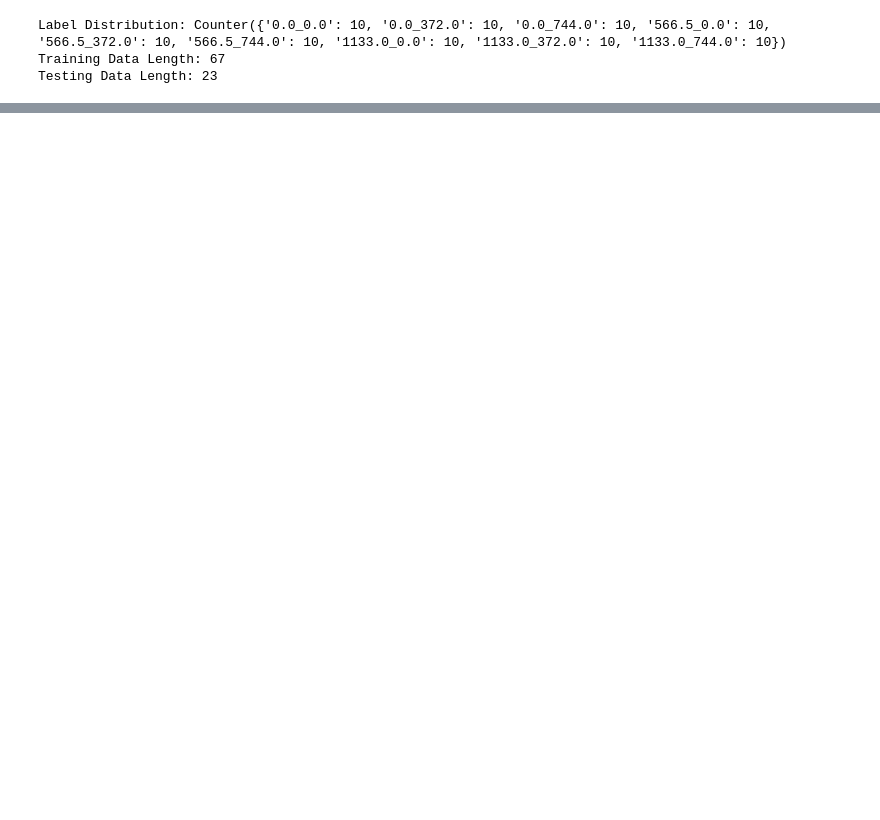
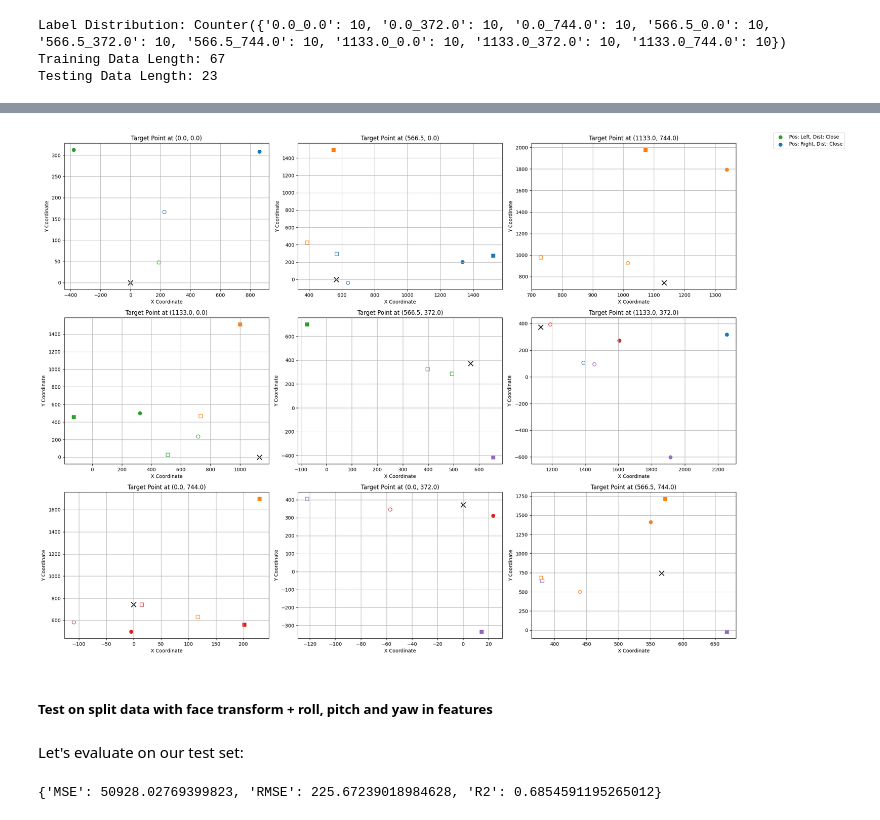
Before and after one commit to VictorSchneuwly/eyetracker, a Jupyter notebook: Notebooks/calibrators_test.ipynb, the cells around one changed output, grey strips where cells are left out. Drawn from its saved outputs; the diff is of its cells as text; code cells hidden in the pictures; blank space fills up the shorter version.

Commit message:
Add more tests

```diff
--- a/Notebooks/calibrators_test.ipynb
+++ b/Notebooks/calibrators_test.ipynb
@@ -18,7 +18,6 @@ from collections import Counter
 Import data from csv
 # %%
 df = load_df("data")
-# Clean up the column names that seem to have leading spaces
-df.columns = df.columns.str.strip()
+display(df.head())
 
 calib_data = import_from_dataframe(df)
@@ -271,0 +294,5 @@ show_subplots(split_lrc_df, with_calib=True)
+# %%
+def features_with_roll_pitch_yaw(data):
+    return list(data.gaze_point) + list(data.euler_angles)
+# %%
+split_rpy_lrc = LinearRegressionCalibrator(train_data, features_with_roll_pitch_yaw)
@@ -271,0 +329,16 @@ show_subplots(split_lrc_df, with_calib=True)
+# %%
+new_columns = test_df.apply(
+    lambda row: split_rpy_lrc.calibrate(
+        list((row["gazePointX"], row["gazePointY"]))
+        + list(extract_euler_angles_from_matrix(extract_face_transform(row)))
+    ),
+    axis=1,
+    result_type="expand",
+)
+
+# Assign new column names to the resulting DataFrame
+new_columns.columns = ["calibratedPointX", "calibratedPointY"]
+
+split_rpy_lrc_df = pd.concat([test_df, new_columns], axis=1)
+
+display(split_rpy_lrc_df.head())
@@ -271,0 +353,6 @@ show_subplots(split_lrc_df, with_calib=True)
+# %%
+show_subplots(split_rpy_lrc_df, with_calib=True)
+# %% [output]
+[figure, added]
+# %% [markdown]
+##### Test on split data with face transform + roll, pitch and yaw in features
@@ -271,0 +370,7 @@ show_subplots(split_lrc_df, with_calib=True)
+# %% [markdown]
+Let's evaluate on our test set:
+# %%
+evaluation_all_test = split_all_lrc.evaluate(test_data)
+print(evaluation_all_test)
+# %% [output]
+{'MSE': 50928.02769399823, 'RMSE': 225.67239018984628, 'R2': 0.6854591195265012}
```
Also changed, not shown: parts of 45 cells of this notebook.
